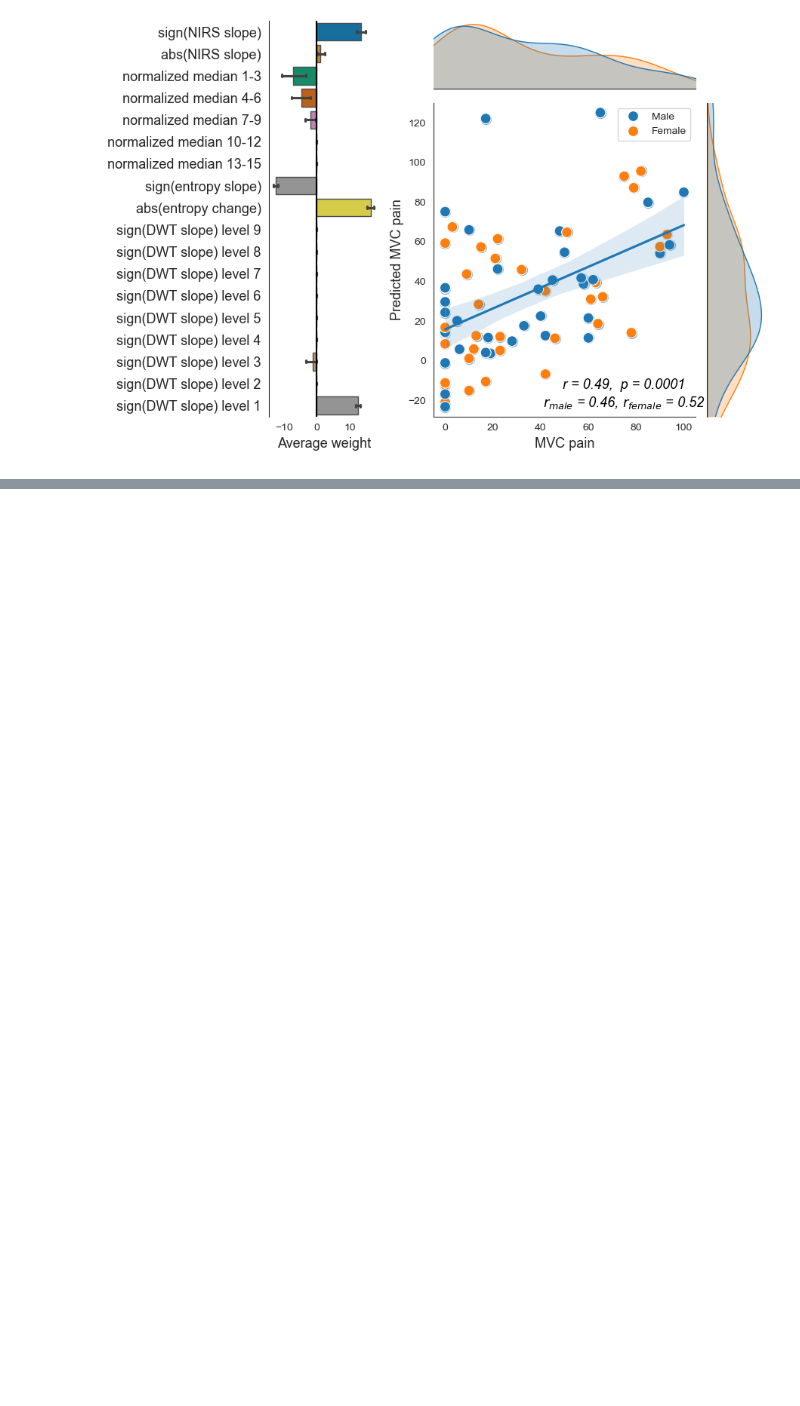
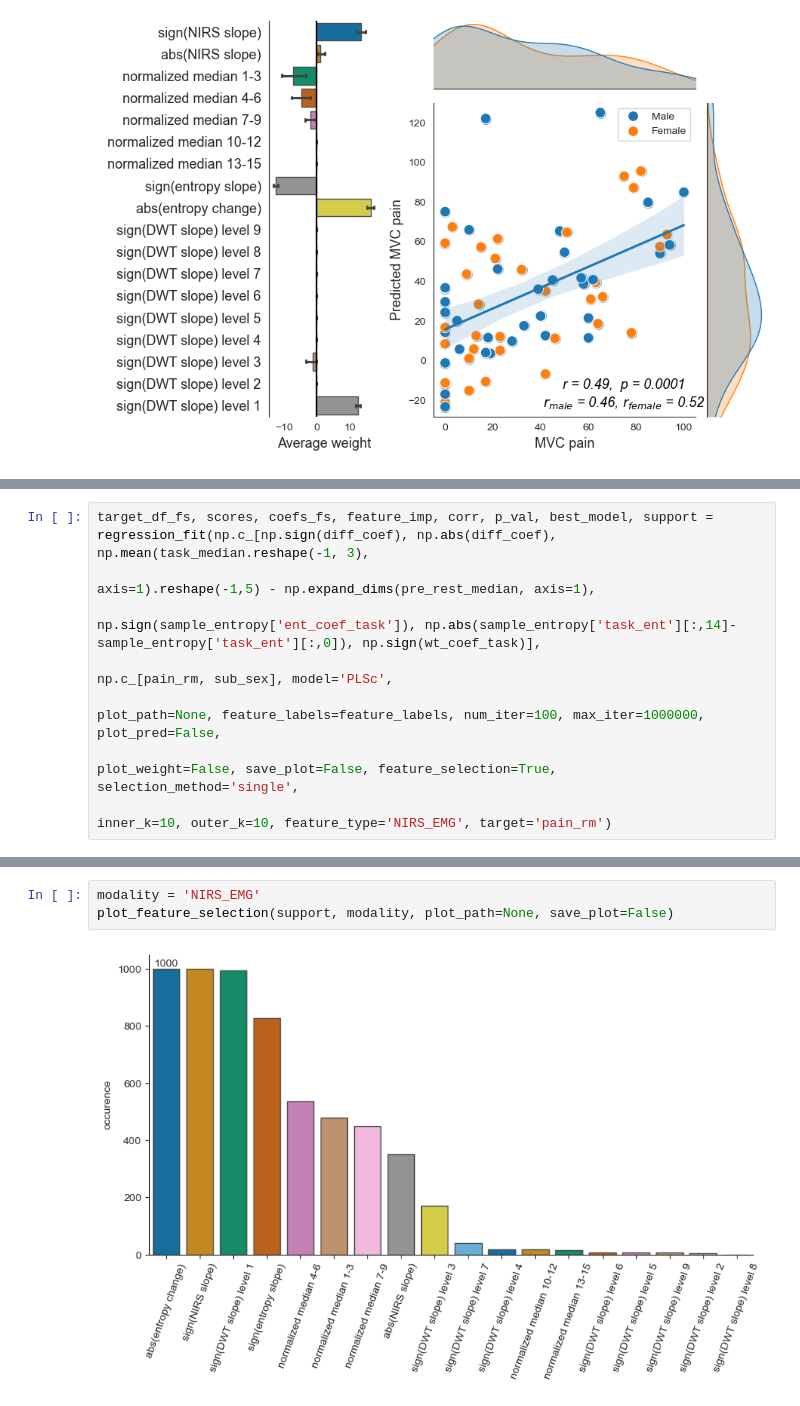
Before and after one commit to PedramMouseli/MSK_pain_prediction, a Jupyter notebook: notebooks/MSK_pain_prediction.ipynb, the cells around one changed output, grey strips where cells are left out. Saved outputs shown, nothing was run; the diff lists cells and outputs as text; blank space fills up the shorter version.

Commit message:
added feature selection plot function

```diff
--- a/notebooks/MSK_pain_prediction.ipynb
+++ b/notebooks/MSK_pain_prediction.ipynb
@@ -216,0 +237,8 @@ modality:  NIRS_EMG
+# %%
+target_df_fs, scores, coefs_fs, feature_imp, corr, p_val, best_model, support = regression_fit(np.c_[np.sign(diff_coef), np.abs(diff_coef), np.mean(task_median.reshape(-1, 3),
+                                                                                axis=1).reshape(-1,5) - np.expand_dims(pre_rest_median, axis=1),
+                                                                                np.sign(sample_entropy['ent_coef_task']), np.abs(sample_entropy['task_ent'][:,14]-sample_entropy['task_ent'][:,0]), np.sign(wt_coef_task)],
+                                                                                np.c_[pain_rm, sub_sex], model='PLSc',
+                                                                                plot_path=None, feature_labels=feature_labels, num_iter=100, max_iter=1000000, plot_pred=False,
+                                                                                plot_weight=False, save_plot=False, feature_selection=True, selection_method='single',
+                                                                                inner_k=10, outer_k=10, feature_type='NIRS_EMG', target='pain_rm')
@@ -216,0 +263,5 @@ modality:  NIRS_EMG
+# %%
+modality = 'NIRS_EMG'
+plot_feature_selection(support, modality, plot_path=None, save_plot=False)
+# %% [output]
+[figure, added]
```
Also changed, not shown: parts of 15 cells of this notebook, 1 other file.
